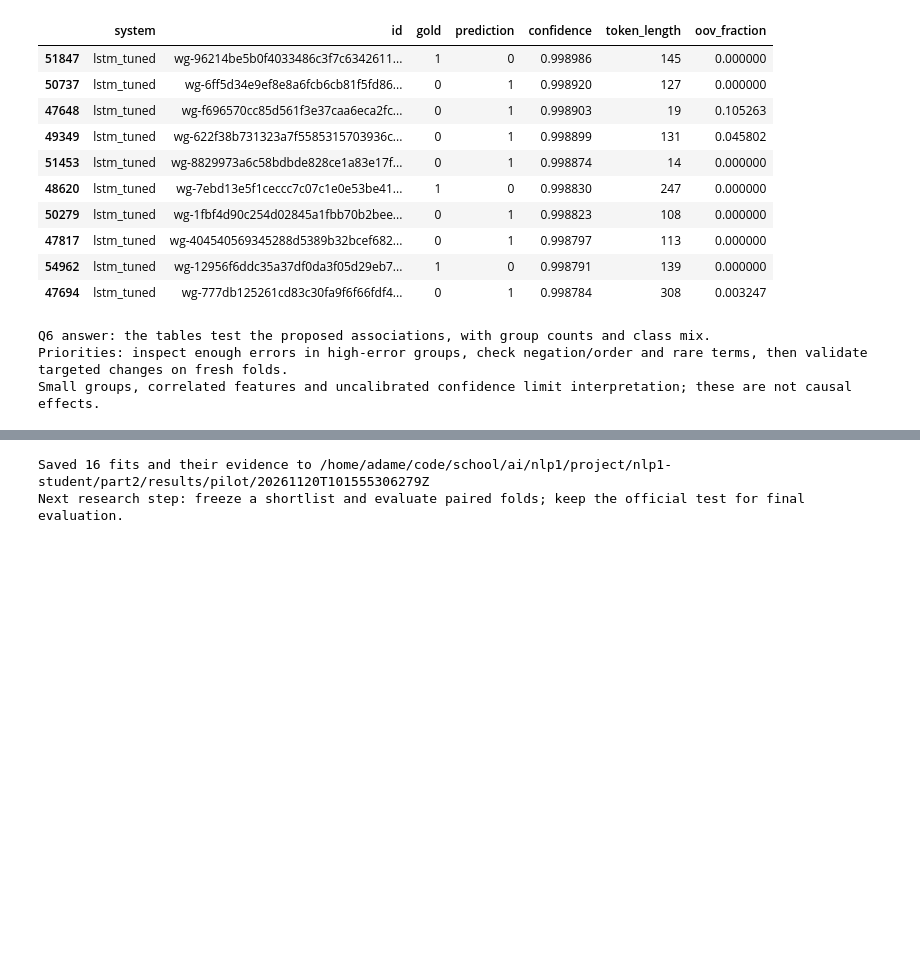
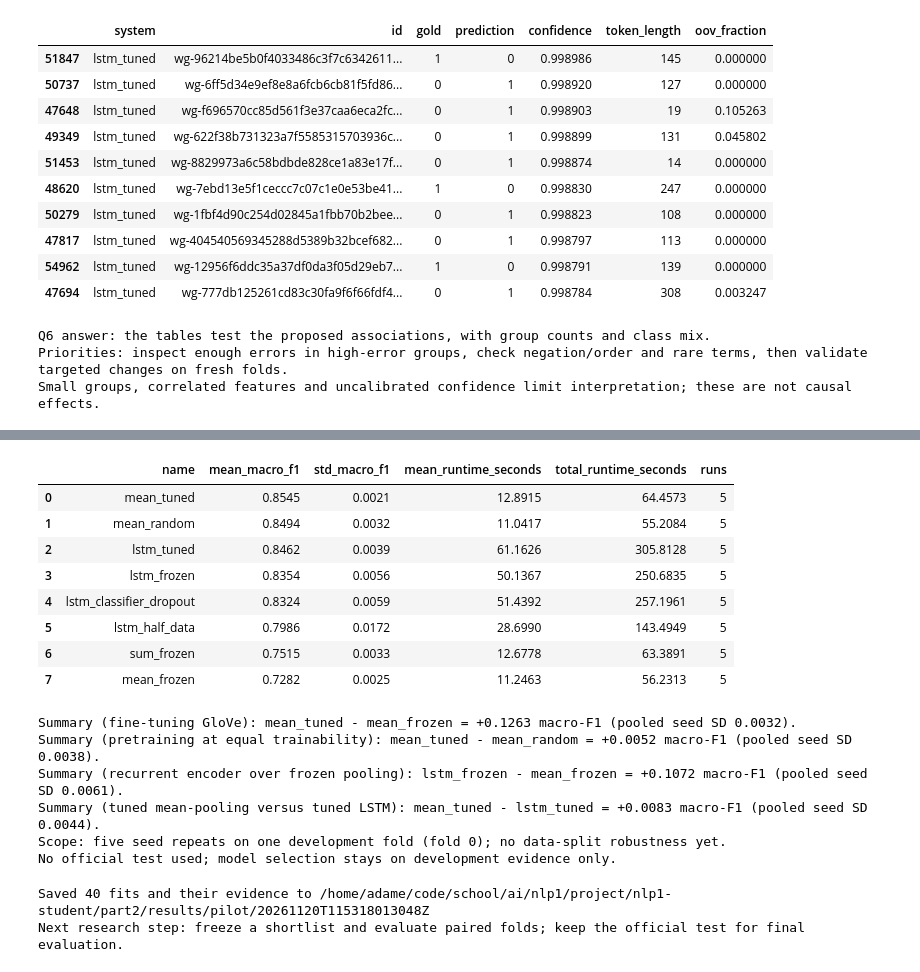
Before and after one commit to Nivya-21/nlp1-student, a Jupyter notebook: part2/project2.ipynb, the cells around one changed output, grey strips where cells are left out. Saved outputs shown, nothing was run; the diff lists cells and outputs as text; code cells hidden in the pictures; blank space fills up the shorter version.

Commit message:
added table output

```diff
--- a/part2/project2.ipynb
+++ b/part2/project2.ipynb
@@ -803,3 +880,35 @@ Small groups, correlated features and uncalibrated confidence limit interpretati
+# %%
+# Summary — key contrasts from the leaderboard, all evidence in this session
+board = leaderboard.set_index("name")
+display(leaderboard.round(4))
+
+def contrast(winner, loser, question):
+    delta = board.loc[winner, "mean_macro_f1"] - board.loc[loser, "mean_macro_f1"]
+    pooled_sd = float((board.loc[winner, "std_macro_f1"] ** 2 + board.loc[loser, "std_macro_f1"] ** 2) ** 0.5)
+    print(f"Summary ({question}): {winner} - {loser} = {delta:+.4f} macro-F1 (pooled seed SD {pooled_sd:.4f}).")
+
+contrast("mean_tuned", "mean_frozen", "fine-tuning GloVe")
+contrast("mean_tuned", "mean_random", "pretraining at equal trainability")
+contrast("lstm_frozen", "mean_frozen", "recurrent encoder over frozen pooling")
+contrast("mean_tuned", "lstm_tuned", "tuned mean-pooling versus tuned LSTM")
+print("Scope: five seed repeats on one development fold (fold 0); no data-split robustness yet.")
+print("No official test used; model selection stays on development evidence only.")
+# %% [output]
+|  | name | mean_macro_f1 | std_macro_f1 | mean_runtime_seconds | total_runtime_seconds | runs |
+| 0 | mean_tuned | 0.8545 | 0.0021 | 12.8915 | 64.4573 | 5 |
+| 1 | mean_random | 0.8494 | 0.0032 | 11.0417 | 55.2084 | 5 |
+| 2 | lstm_tuned | 0.8462 | 0.0039 | 61.1626 | 305.8128 | 5 |
+| 3 | lstm_frozen | 0.8354 | 0.0056 | 50.1367 | 250.6835 | 5 |
+| 4 | lstm_classifier_dropout | 0.8324 | 0.0059 | 51.4392 | 257.1961 | 5 |
+| 5 | lstm_half_data | 0.7986 | 0.0172 | 28.6990 | 143.4949 | 5 |
+| 6 | sum_frozen | 0.7515 | 0.0033 | 12.6778 | 63.3891 | 5 |
+| 7 | mean_frozen | 0.7282 | 0.0025 | 11.2463 | 56.2313 | 5 |
+Summary (fine-tuning GloVe): mean_tuned - mean_frozen = +0.1263 macro-F1 (pooled seed SD 0.0032).
+Summary (pretraining at equal trainability): mean_tuned - mean_random = +0.0052 macro-F1 (pooled seed SD 0.0038).
+Summary (recurrent encoder over frozen pooling): lstm_frozen - mean_frozen = +0.1072 macro-F1 (pooled seed SD 0.0061).
+Summary (tuned mean-pooling versus tuned LSTM): mean_tuned - lstm_tuned = +0.0083 macro-F1 (pooled seed SD 0.0044).
+Scope: five seed repeats on one development fold (fold 0); no data-split robustness yet.
+No official test used; model selection stays on development evidence only.
 # %%
 # Save — evidence for the blog, with no raw prompt text
 scores.to_csv(results_folder / "p2_scores.csv", index=False)
@@ -828,5 +937,5 @@ settings["completed_fits"] = len(scores)
 print("Saved", len(scores), "fits and their evidence to", results_folder)
 print("Next research step: freeze a shortlist and evaluate paired folds; keep the official test for final evaluation.")
 # %% [output]
-Saved 16 fits and their evidence to /home/adame/code/school/ai/nlp1/project/nlp1-student/part2/results/pilot/20261120T101555306279Z
+Saved 40 fits and their evidence to /home/adame/code/school/ai/nlp1/project/nlp1-student/part2/results/pilot/20261120T115318013048Z
 Next research step: freeze a shortlist and evaluate paired folds; keep the official test for final evaluation.
```
Also changed, not shown: parts of 6 cells of this notebook.
